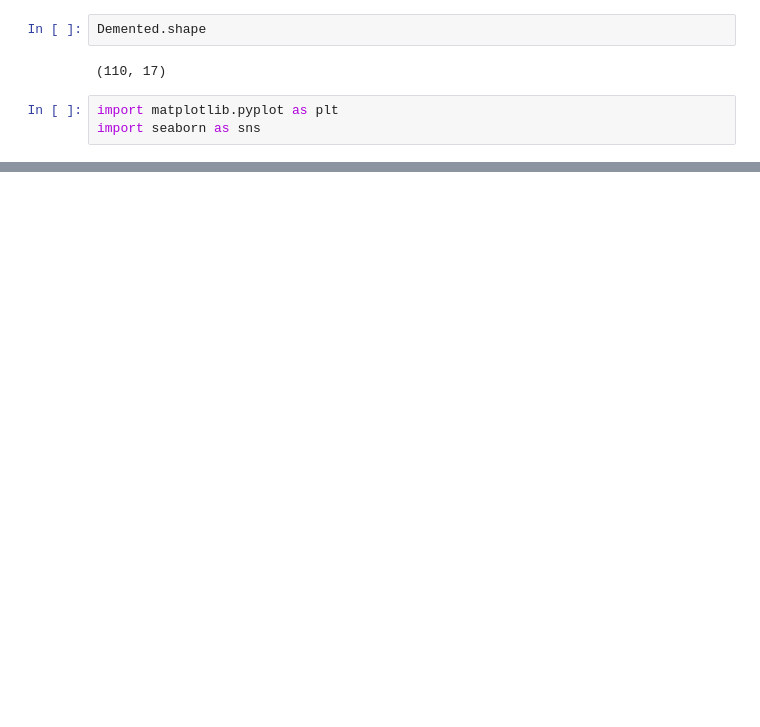
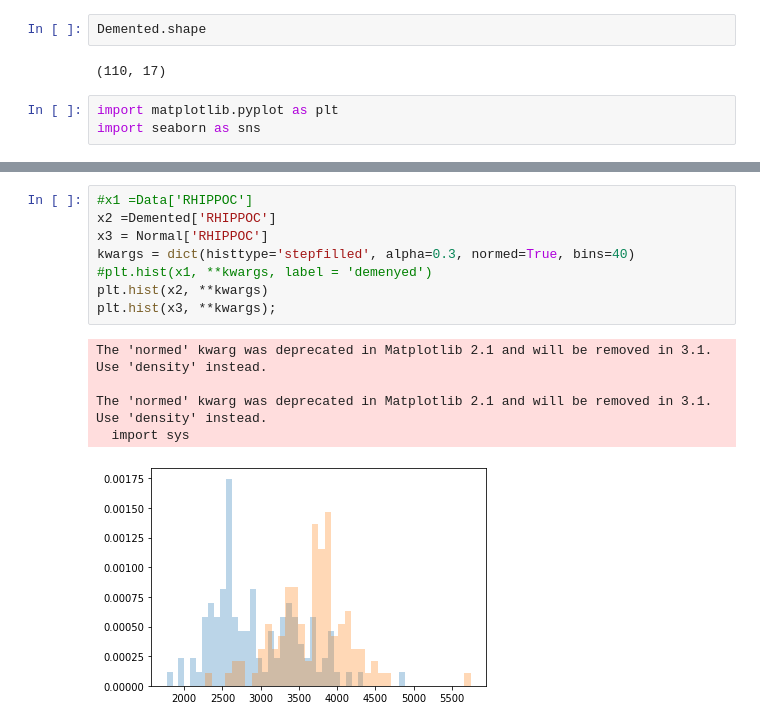
Before and after one commit to Mihryam/Alzheimer-Disease-Detection-, a Jupyter notebook: Classification.ipynb, the cells around one changed output, grey strips where cells are left out. Cells and saved outputs as stored; diff of their text form; blank space fills up the shorter version.

```diff
--- a/Classification.ipynb
+++ b/Classification.ipynb
@@ -59,0 +66,14 @@ plt.show()
+# %%
+#x1 =Data['RHIPPOC']
+x2 =Demented['RHIPPOC']
+x3 = Normal['RHIPPOC']
+kwargs = dict(histtype='stepfilled', alpha=0.3, normed=True, bins=40)
+#plt.hist(x1, **kwargs, label = 'demenyed')
+plt.hist(x2, **kwargs)
+plt.hist(x3, **kwargs);
+# %% [output]
+The 'normed' kwarg was deprecated in Matplotlib 2.1 and will be removed in 3.1. Use 'density' instead.
+
+The 'normed' kwarg was deprecated in Matplotlib 2.1 and will be removed in 3.1. Use 'density' instead.
+  import sys
+[figure, added]
```
Also changed, not shown: parts of 17 cells of this notebook.
